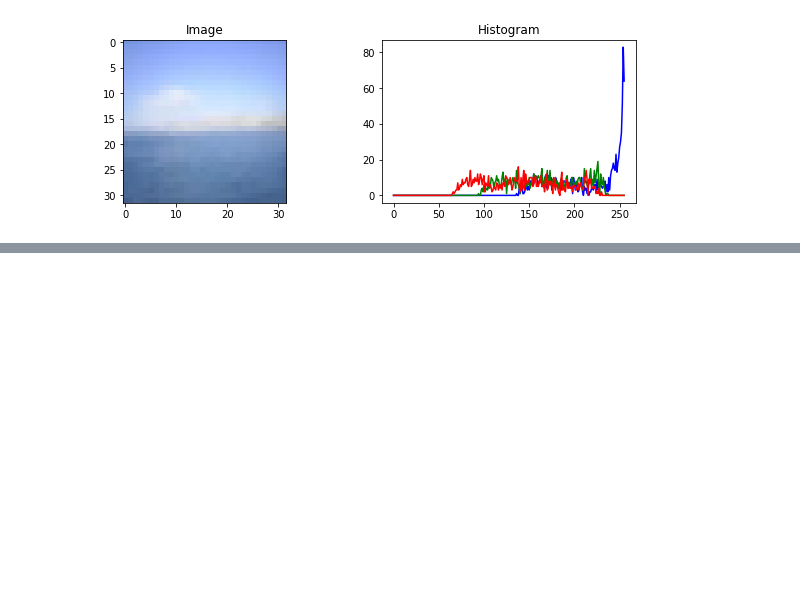
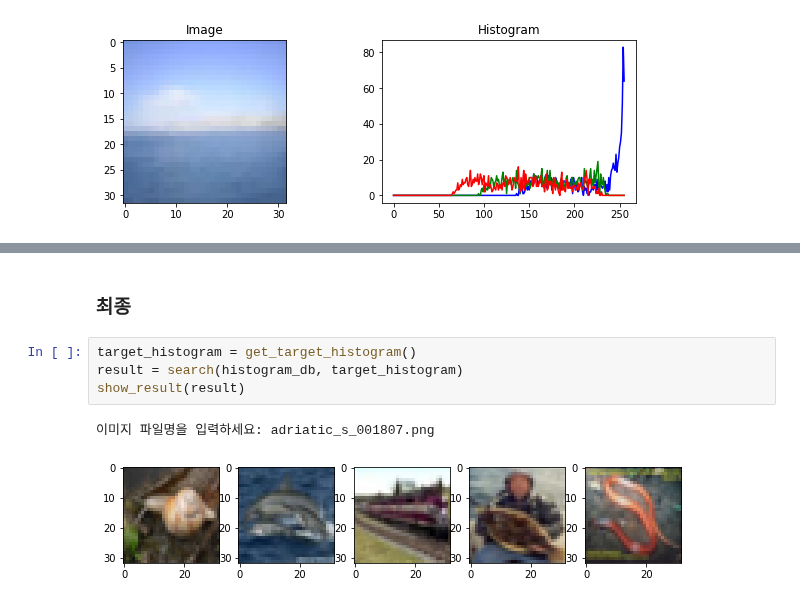
Before and after one commit to cowFarmer/AI_study, a Jupyter notebook: Fundamentals/16.ipynb, the cells around one changed output, grey strips where cells are left out. Drawn from its saved outputs; the diff is of its cells as text; blank space fills up the shorter version.

```diff
--- a/Fundamentals/16.ipynb
+++ b/Fundamentals/16.ipynb
@@ -80,0 +274,9 @@ draw_color_histogram_from_image('adriatic_s_001807.png')
+# %% [markdown]
+### 최종
+# %%
+target_histogram = get_target_histogram()
+result = search(histogram_db, target_histogram)
+show_result(result)
+# %% [output]
+이미지 파일명을 입력하세요: adriatic_s_001807.png
+[figure, added]
```
Also changed, not shown: parts of 20 cells of this notebook, 1 other file.
